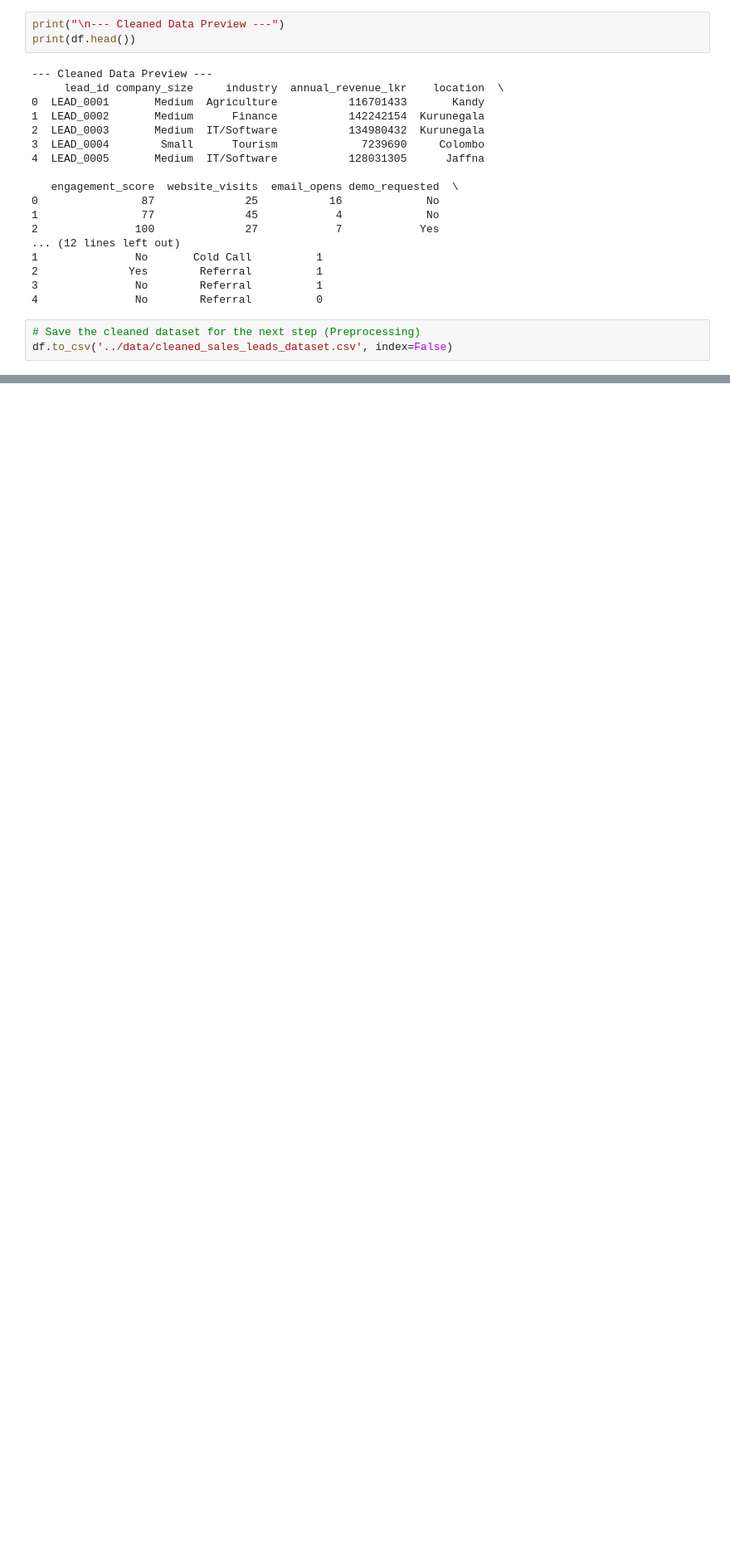
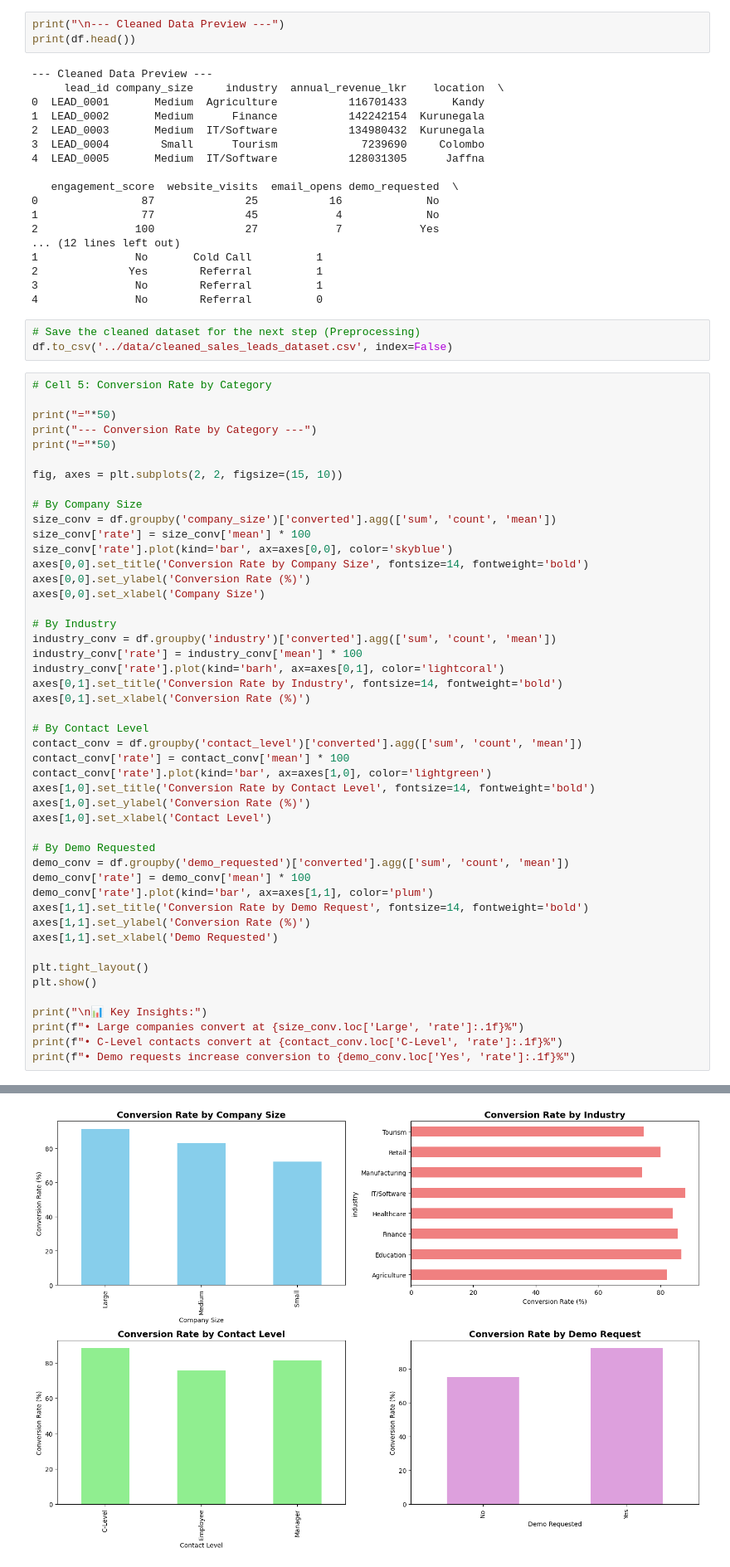
Before and after one commit to nisansalasandu/Sales-Lead-Scoring-System, a Jupyter notebook: notebooks/01_exploratory_data_analysis.ipynb, the cells around one changed output, grey strips where cells are left out. Shown at 83% size. Drawn from its saved outputs; the diff is of its cells as text; blank space fills up the shorter version.

```diff
--- a/notebooks/01_exploratory_data_analysis.ipynb
+++ b/notebooks/01_exploratory_data_analysis.ipynb
@@ -79,3 +131,51 @@ print(df.head())
 # %%
 # Save the cleaned dataset for the next step (Preprocessing)
 df.to_csv('../data/cleaned_sales_leads_dataset.csv', index=False)
+# %%
+# Cell 5: Conversion Rate by Category
+
+print("="*50)
+print("--- Conversion Rate by Category ---")
+print("="*50)
+
+fig, axes = plt.subplots(2, 2, figsize=(15, 10))
+
+# By Company Size
+size_conv = df.groupby('company_size')['converted'].agg(['sum', 'count', 'mean'])
+size_conv['rate'] = size_conv['mean'] * 100
+size_conv['rate'].plot(kind='bar', ax=axes[0,0], color='skyblue')
+axes[0,0].set_title('Conversion Rate by Company Size', fontsize=14, fontweight='bold')
+axes[0,0].set_ylabel('Conversion Rate (%)')
+axes[0,0].set_xlabel('Company Size')
+
+# By Industry
+industry_conv = df.groupby('industry')['converted'].agg(['sum', 'count', 'mean'])
+industry_conv['rate'] = industry_conv['mean'] * 100
+industry_conv['rate'].plot(kind='barh', ax=axes[0,1], color='lightcoral')
+axes[0,1].set_title('Conversion Rate by Industry', fontsize=14, fontweight='bold')
+axes[0,1].set_xlabel('Conversion Rate (%)')
+
+# By Contact Level
+contact_conv = df.groupby('contact_level')['converted'].agg(['sum', 'count', 'mean'])
+contact_conv['rate'] = contact_conv['mean'] * 100
+contact_conv['rate'].plot(kind='bar', ax=axes[1,0], color='lightgreen')
+axes[1,0].set_title('Conversion Rate by Contact Level', fontsize=14, fontweight='bold')
+axes[1,0].set_ylabel('Conversion Rate (%)')
+axes[1,0].set_xlabel('Contact Level')
+
+# By Demo Requested
+demo_conv = df.groupby('demo_requested')['converted'].agg(['sum', 'count', 'mean'])
+demo_conv['rate'] = demo_conv['mean'] * 100
+demo_conv['rate'].plot(kind='bar', ax=axes[1,1], color='plum')
+axes[1,1].set_title('Conversion Rate by Demo Request', fontsize=14, fontweight='bold')
+axes[1,1].set_ylabel('Conversion Rate (%)')
+axes[1,1].set_xlabel('Demo Requested')
+
+plt.tight_layout()
+plt.show()
+
+print("\n📊 Key Insights:")
+print(f"• Large companies convert at {size_conv.loc['Large', 'rate']:.1f}%")
+print(f"• C-Level contacts convert at {contact_conv.loc['C-Level', 'rate']:.1f}%")
+print(f"• Demo requests increase conversion to {demo_conv.loc['Yes', 'rate']:.1f}%")
+# %% [output]
@@ -81,0 +185 @@ df.to_csv('../data/cleaned_sales_leads_dataset.csv', index=False)
+[figure, added]
```
Also changed, not shown: parts of 5 cells of this notebook.
